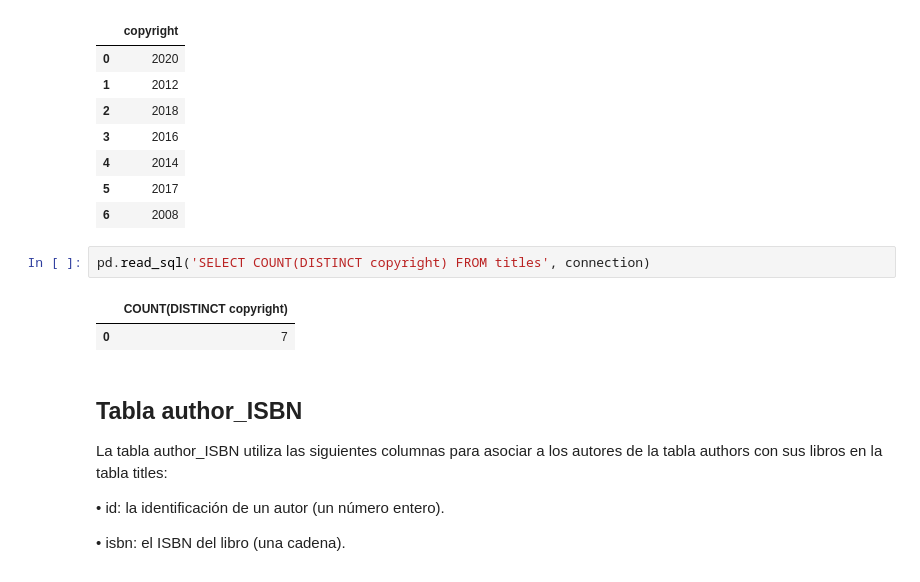
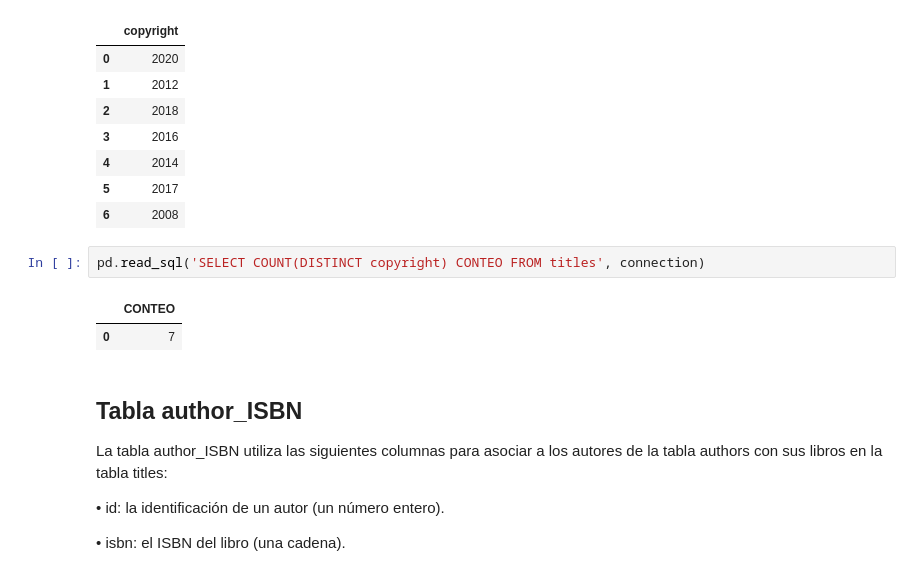
Before and after one commit to Lemito66/Maestria, a Jupyter notebook: Big Data/lab_SQLite/SQL_lab.ipynb, the cells around one changed output. Drawn from its saved outputs; the diff is of its cells as text.

```diff
--- a/Big Data/lab_SQLite/SQL_lab.ipynb
+++ b/Big Data/lab_SQLite/SQL_lab.ipynb
@@ -105,9 +104,9 @@ pd.read_sql('SELECT DISTINCT copyright FROM titles', connection)
 | 5 | 2017 |
 | 6 | 2008 |
 # %%
-pd.read_sql('SELECT COUNT(DISTINCT copyright) FROM titles', connection)
+pd.read_sql('SELECT COUNT(DISTINCT copyright) CONTEO FROM titles', connection)
 # %% [output]
-|  | COUNT(DISTINCT copyright) |
+|  | CONTEO |
 | 0 | 7 |
 # %% [markdown]
 ## Tabla author_ISBN
```
Also changed, not shown: parts of 9 cells of this notebook.
